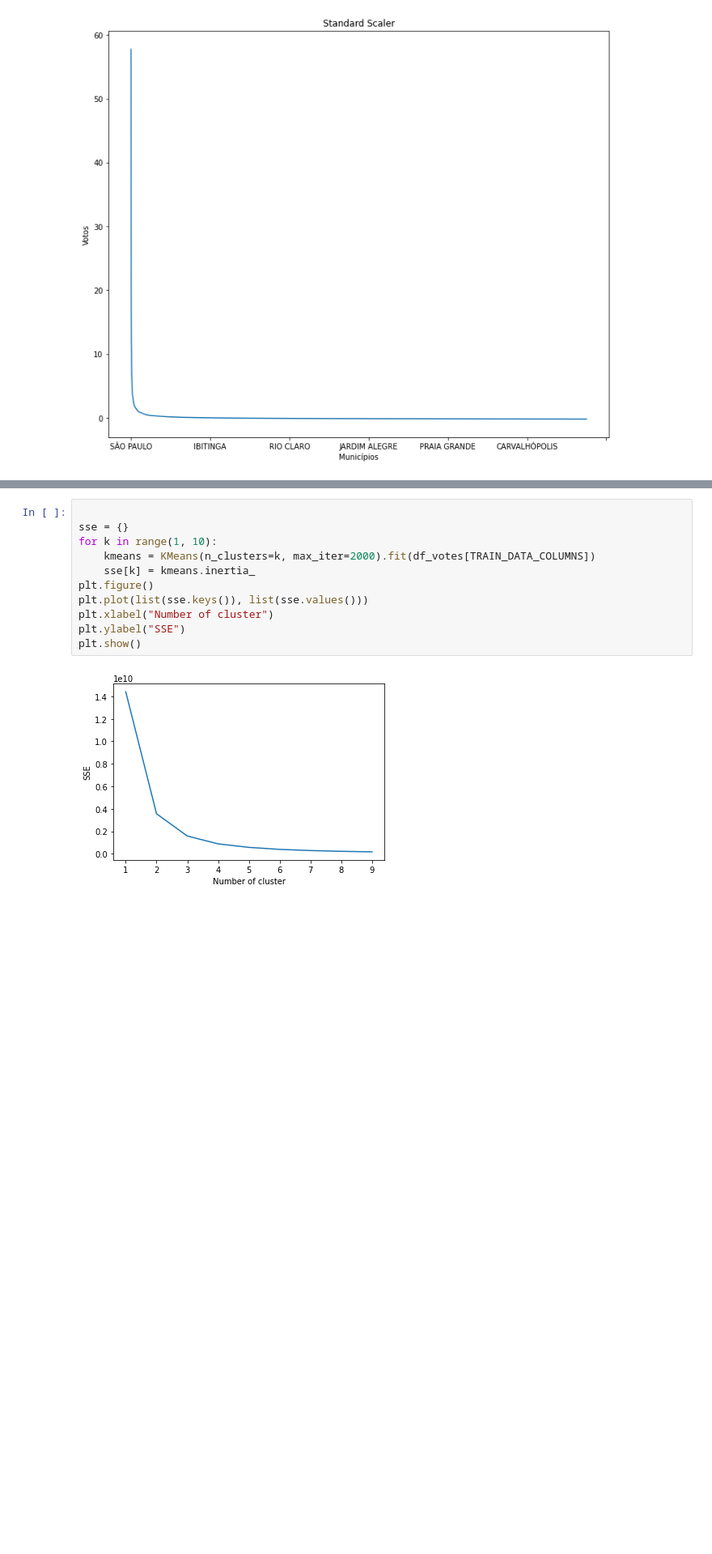
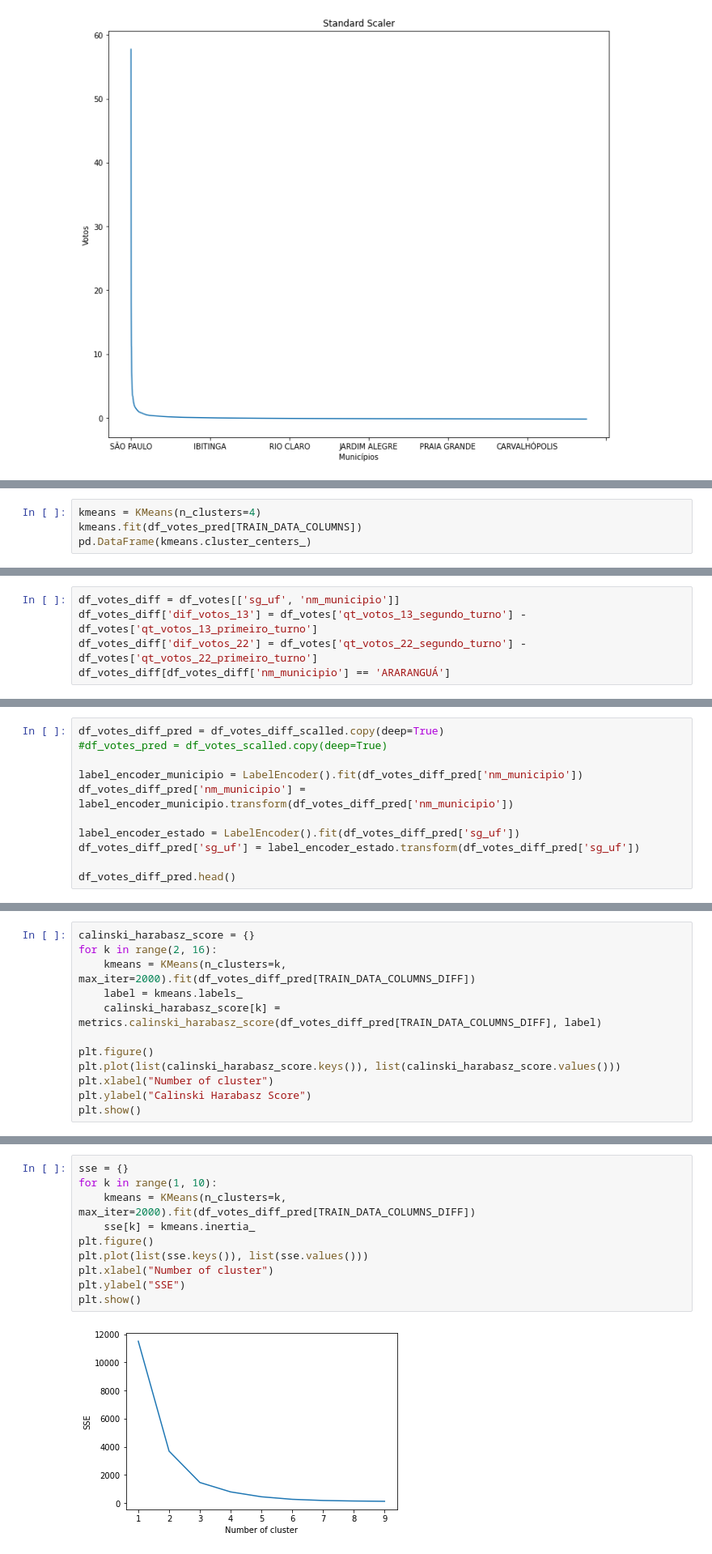
Before and after one commit to felipe-bonato/ciencia-de-dados-eleicoes, a Jupyter notebook: main.ipynb, the cells around one changed output, grey strips where cells are left out. Shown at 81% size. Saved outputs shown, nothing was run; the diff lists cells and outputs as text; blank space fills up the shorter version.

```diff
--- a/main.ipynb
+++ b/main.ipynb
@@ -317,0 +330,4 @@ plt.show()
+# %%
+kmeans = KMeans(n_clusters=4)
+kmeans.fit(df_votes_pred[TRAIN_DATA_COLUMNS])
+pd.DataFrame(kmeans.cluster_centers_)
@@ -317,0 +363,5 @@ plt.show()
+# %%
+df_votes_diff = df_votes[['sg_uf', 'nm_municipio']]
+df_votes_diff['dif_votos_13'] = df_votes['qt_votos_13_segundo_turno'] - df_votes['qt_votos_13_primeiro_turno']
+df_votes_diff['dif_votos_22'] = df_votes['qt_votos_22_segundo_turno'] - df_votes['qt_votos_22_primeiro_turno']
+df_votes_diff[df_votes_diff['nm_municipio'] == 'ARARANGUÁ']
@@ -317,0 +418,11 @@ plt.show()
+# %%
+df_votes_diff_pred = df_votes_diff_scalled.copy(deep=True)
+#df_votes_pred = df_votes_scalled.copy(deep=True)
+
+label_encoder_municipio = LabelEncoder().fit(df_votes_diff_pred['nm_municipio'])
+df_votes_diff_pred['nm_municipio'] = label_encoder_municipio.transform(df_votes_diff_pred['nm_municipio'])
+
+label_encoder_estado = LabelEncoder().fit(df_votes_diff_pred['sg_uf'])
+df_votes_diff_pred['sg_uf'] = label_encoder_estado.transform(df_votes_diff_pred['sg_uf'])
+
+df_votes_diff_pred.head()
@@ -317,0 +436,12 @@ plt.show()
+# %%
+calinski_harabasz_score = {}
+for k in range(2, 16):
+    kmeans = KMeans(n_clusters=k, max_iter=2000).fit(df_votes_diff_pred[TRAIN_DATA_COLUMNS_DIFF])
+    label = kmeans.labels_
+    calinski_harabasz_score[k] = metrics.calinski_harabasz_score(df_votes_diff_pred[TRAIN_DATA_COLUMNS_DIFF], label)
+
+plt.figure()
+plt.plot(list(calinski_harabasz_score.keys()), list(calinski_harabasz_score.values()))
+plt.xlabel("Number of cluster")
+plt.ylabel("Calinski Harabasz Score")
+plt.show()
@@ -318,14 +450,13 @@ plt.show()
 # %%
-
 sse = {}
 for k in range(1, 10):
-    kmeans = KMeans(n_clusters=k, max_iter=2000).fit(df_votes[TRAIN_DATA_COLUMNS])
+    kmeans = KMeans(n_clusters=k, max_iter=2000).fit(df_votes_diff_pred[TRAIN_DATA_COLUMNS_DIFF])
     sse[k] = kmeans.inertia_
 plt.figure()
 plt.plot(list(sse.keys()), list(sse.values()))
 plt.xlabel("Number of cluster")
 plt.ylabel("SSE")
 plt.show()
 # %% [output]
-[figure, old version]
+[figure, new version]
 # %%
```
Also changed, not shown: parts of 15 cells of this notebook.
